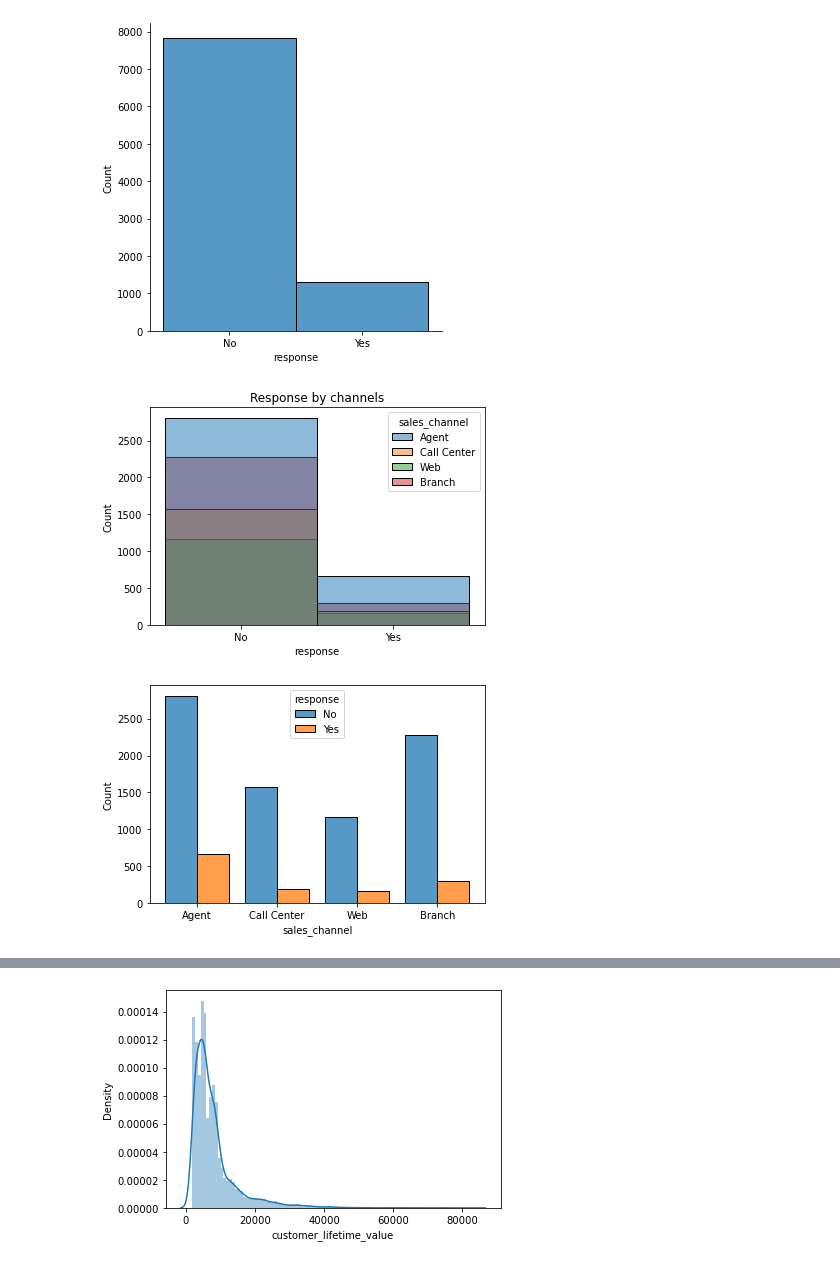
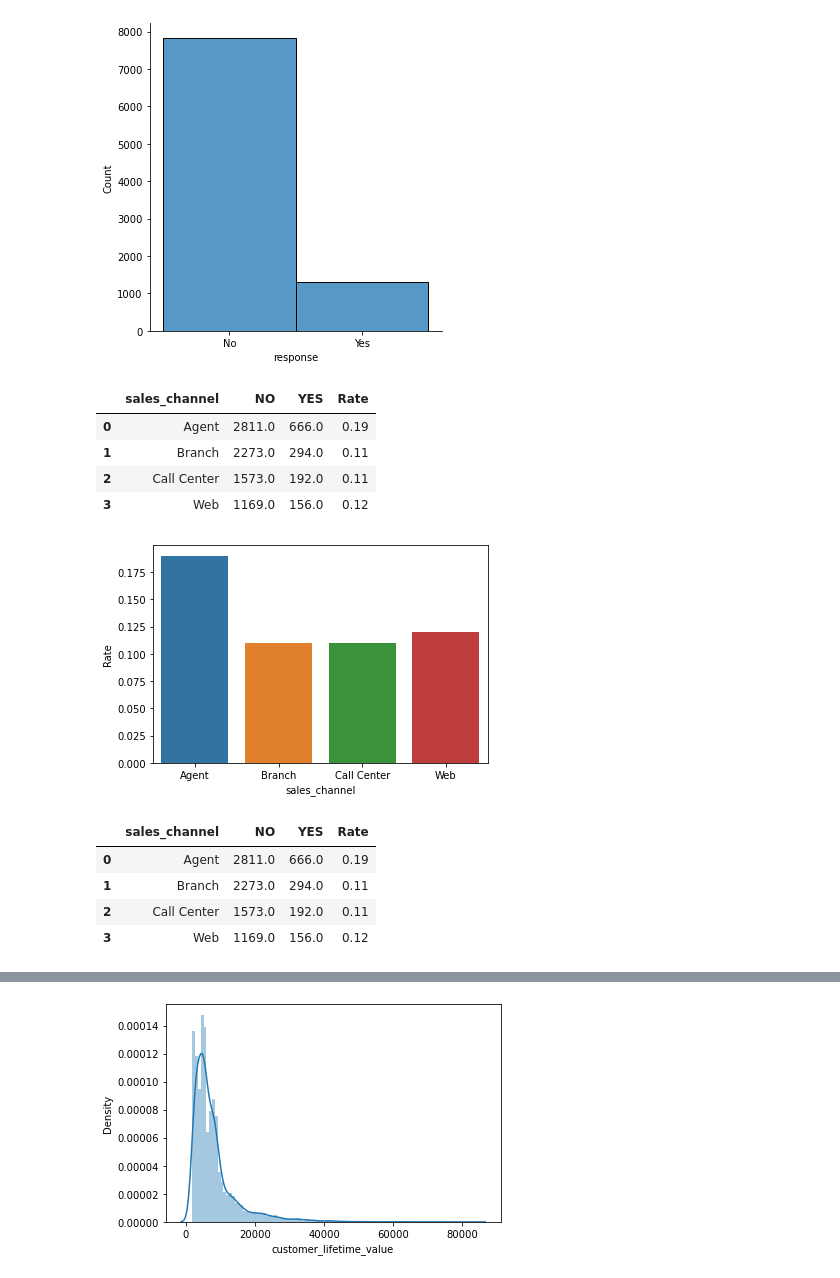
Before and after one commit to Mojgunsh/Exercise, a Jupyter notebook: Week1/customer-analysis-round-5.ipynb, the cells around one changed output, grey strips where cells are left out. Drawn from its saved outputs; the diff is of its cells as text; code cells hidden in the pictures.

```diff
--- a/Week1/customer-analysis-round-5.ipynb
+++ b/Week1/customer-analysis-round-5.ipynb
@@ -189,16 +192,30 @@ sns.displot(mk_data_clean["response"])
 [figure]
 # %%
 #Show a plot of the response rate by the sales channel.
+test=mk_data_clean[['response','sales_channel']]
+r_s = (pd.get_dummies(test, columns=['response']).groupby('sales_channel', as_index=False).sum())
 
-sns.histplot(x ='response',hue='sales_channel', data=mk_data_clean)
-plt.title('Response by channels')
+r_s=r_s.rename(columns={'response_No':'NO','response_Yes':'YES'})
+r_s['Rate']=round(r_s['YES']/(r_s['NO']+r_s['YES']),2)
+
+display(r_s)
+sns.barplot(data=r_s, x='sales_channel',y='Rate')
 
 plt.show()
-sns.histplot(x='sales_channel', hue='response', data=mk_data_clean, multiple="dodge", shrink=.8)
-plt.show()
+display(r_s)
+#plt.title('Response rate by channels')
 # %% [output]
+|  | sales_channel | NO | YES | Rate |
+| 0 | Agent | 2811.0 | 666.0 | 0.19 |
+| 1 | Branch | 2273.0 | 294.0 | 0.11 |
+| 2 | Call Center | 1573.0 | 192.0 | 0.11 |
+| 3 | Web | 1169.0 | 156.0 | 0.12 |
-[figure, old version]
+[figure, new version]
-[figure, removed]
+|  | sales_channel | NO | YES | Rate |
+| 0 | Agent | 2811.0 | 666.0 | 0.19 |
+| 1 | Branch | 2273.0 | 294.0 | 0.11 |
+| 2 | Call Center | 1573.0 | 192.0 | 0.11 |
+| 3 | Web | 1169.0 | 156.0 | 0.12 |
 # %%
 #Show a plot of the response rate by the total claim amount.
 
```
Also changed, not shown: parts of 10 cells of this notebook.
